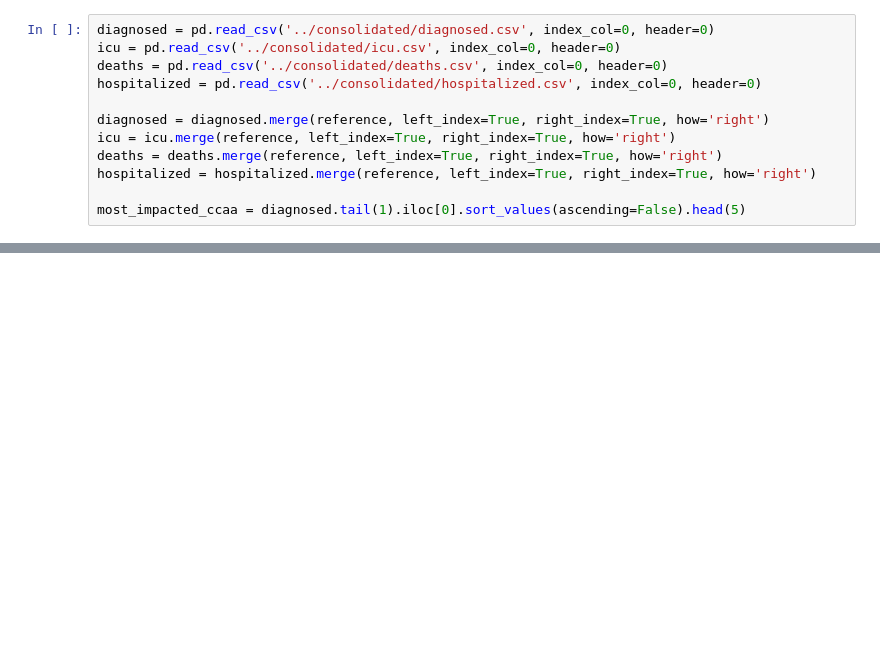
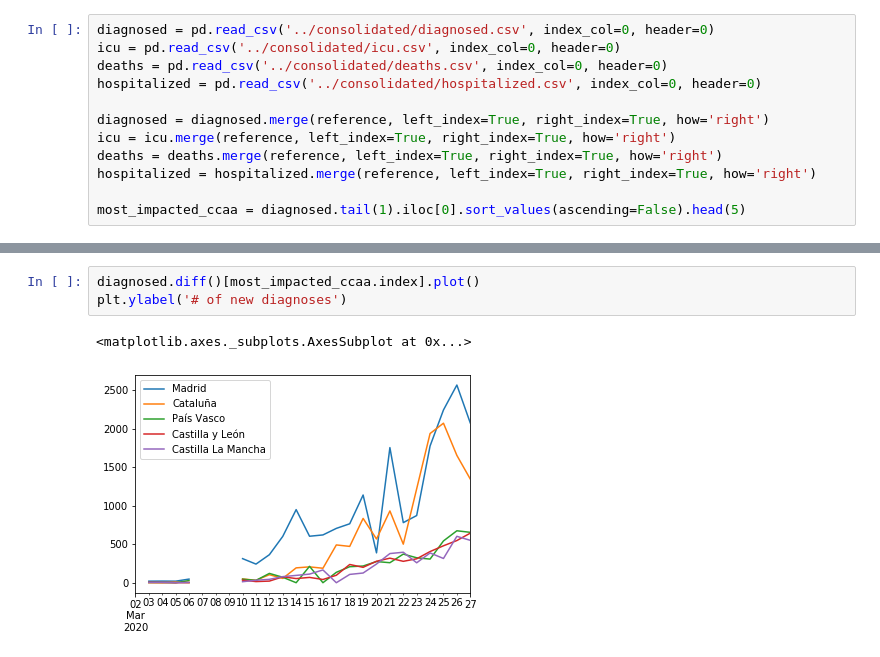
Before and after one commit to atibaup/covid-spain, a Jupyter notebook: notebooks/001_plots.ipynb, the cells around one changed output, grey strips where cells are left out. Cells and saved outputs as stored; diff of their text form; blank space fills up the shorter version.

```diff
--- a/notebooks/001_plots.ipynb
+++ b/notebooks/001_plots.ipynb
@@ -95,0 +104,6 @@ plt.legend()
+# %%
+diagnosed.diff()[most_impacted_ccaa.index].plot()
+plt.ylabel('# of new diagnoses')
+# %% [output]
+<matplotlib.axes._subplots.AxesSubplot at 0x...>
+[figure, added]
```
Also changed, not shown: parts of 7 cells of this notebook, 8 other files.
